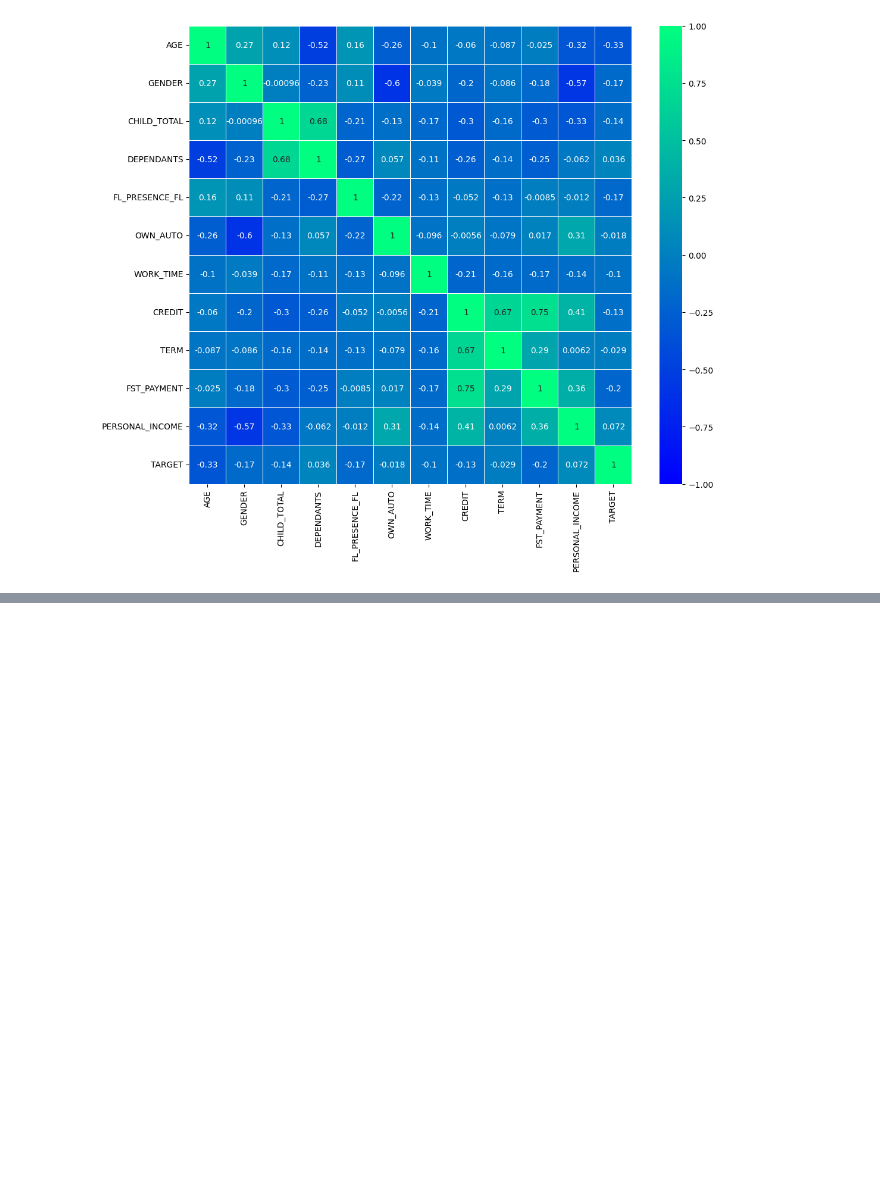
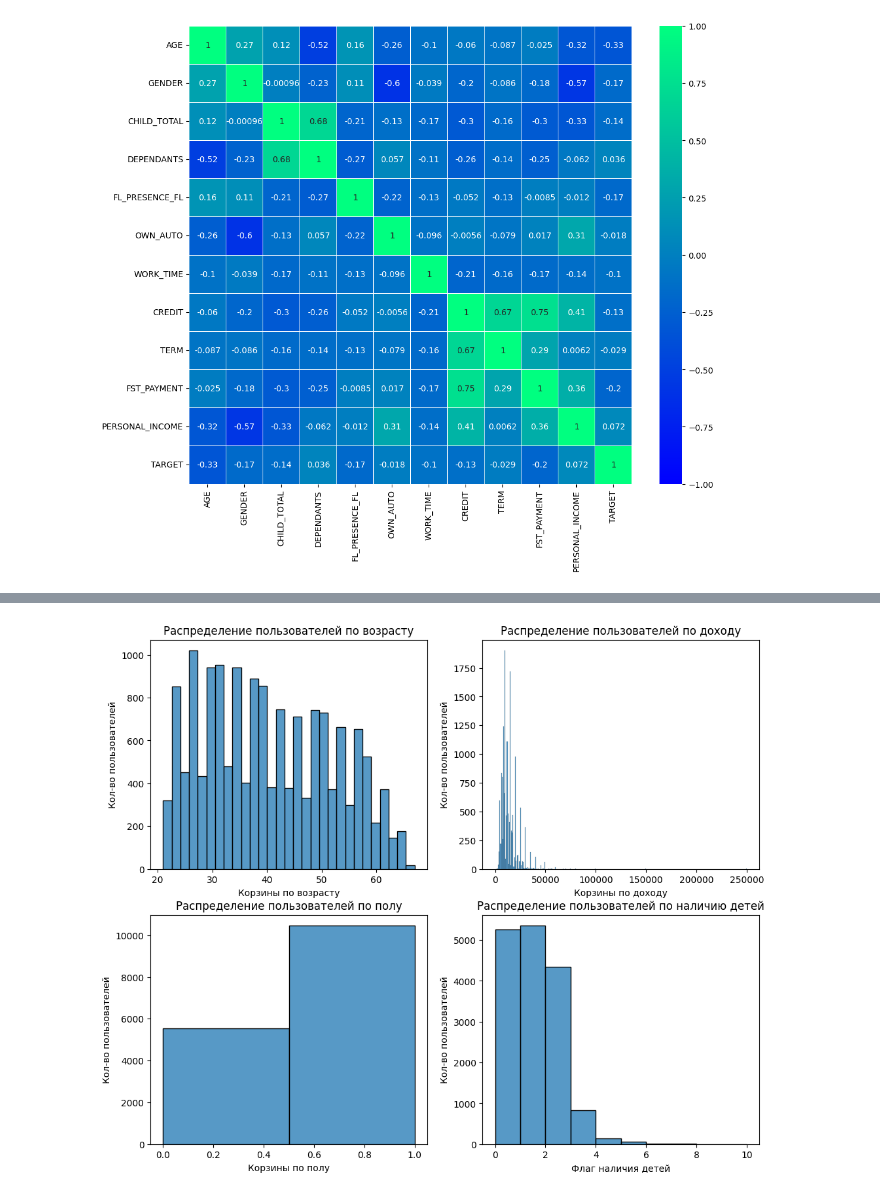
Before and after one commit to dsbulgakovv/streamlit_study_app, a Jupyter notebook: notebook/eda_prepare.ipynb, the cells around one changed output, grey strips where cells are left out. Saved outputs shown, nothing was run; the diff lists cells and outputs as text; code cells hidden in the pictures; blank space fills up the shorter version.

```diff
--- a/notebook/eda_prepare.ipynb
+++ b/notebook/eda_prepare.ipynb
@@ -180,32 +190,34 @@ sns.scatterplot(data=df_train, x='max_power', y='engine',
 # %%
 # Создаем фигуру и оси
 fig, ax = plt.subplots(2, 2, figsize=(12,10))
 
 # Создаем график seaborn на первой подграфике
-sb.histplot(users_df[~users_df['age'].isna()]['age'].sort_values().apply(lambda x: str(x)[4:]), ax=ax[0, 0])
+sns.histplot(full_table[~full_table['AGE'].isna()]['AGE'].sort_values(), ax=ax[0, 0])
 ax[0, 0].set_title('Распределение пользователей по возрасту')
-ax[0, 0].set_xlabel('Кол-во пользователей')
-ax[0, 0].set_ylabel('Корзины по возрасту')
+ax[0, 0].set_ylabel('Кол-во пользователей')
+ax[0, 0].set_xlabel('Корзины по возрасту')
 #ax[0, 0].set_xticklabels(ax[0, 0].get_xticks(), rotation=45)
 
 
-# Создаем график seaborn на второй подграфике
-sb.histplot(users_df[~users_df['income'].isna()]['income'].replace('income_150_inf','income_more_150').sort_values().apply(lambda x: str(x)[7:]), ax=ax[0, 1])
+# Создаем график seaborn на втором подграфике
+sns.histplot(full_table[~full_table['PERSONAL_INCOME'].isna()]['PERSONAL_INCOME'].sort_values(), ax=ax[0, 1])
 ax[0, 1].set_title('Распределение пользователей по доходу')
-ax[0, 1].set_xlabel('Кол-во пользователей')
-ax[0, 1].set_ylabel('Корзины по доходу')
+ax[0, 1].set_ylabel('Кол-во пользователей')
+ax[0, 1].set_xlabel('Корзины по доходу')
 
 # Создаем график seaborn на третьей подграфике
-sb.histplot(users_df[~users_df['sex'].isna()]['sex'].sort_values().apply(lambda x: str(x)), ax=ax[1, 0])
+sns.histplot(full_table[~full_table['GENDER'].isna()]['GENDER'].sort_values(), ax=ax[1, 0], bins=2)
 ax[1, 0].set_title('Распределение пользователей по полу')
-ax[1, 0].set_xlabel('Кол-во пользователей')
-ax[1, 0].set_ylabel('Корзины по полу')
+ax[1, 0].set_ylabel('Кол-во пользователей')
+ax[1, 0].set_xlabel('Корзины по полу')
 
 
 # Создаем график seaborn на четвертой подграфике
-sb.histplot(users_df[~users_df['kids_flg'].isna()]['kids_flg'].sort_values().apply(lambda x: str(x)), ax=ax[1, 1])
+sns.histplot(full_table[~full_table['CHILD_TOTAL'].isna()]['CHILD_TOTAL'].sort_values(), ax=ax[1, 1], bins=10)
 ax[1, 1].set_title('Распределение пользователей по наличию детей')
-ax[1, 1].set_xlabel('Кол-во пользователей')
-ax[1, 1].set_ylabel('Флаг наличия детей')
+ax[1, 1].set_ylabel('Кол-во пользователей')
+ax[1, 1].set_xlabel('Флаг наличия детей')
 
 plt.show()
+# %% [output]
+[figure, added]
```
Also changed, not shown: parts of 6 cells of this notebook.
